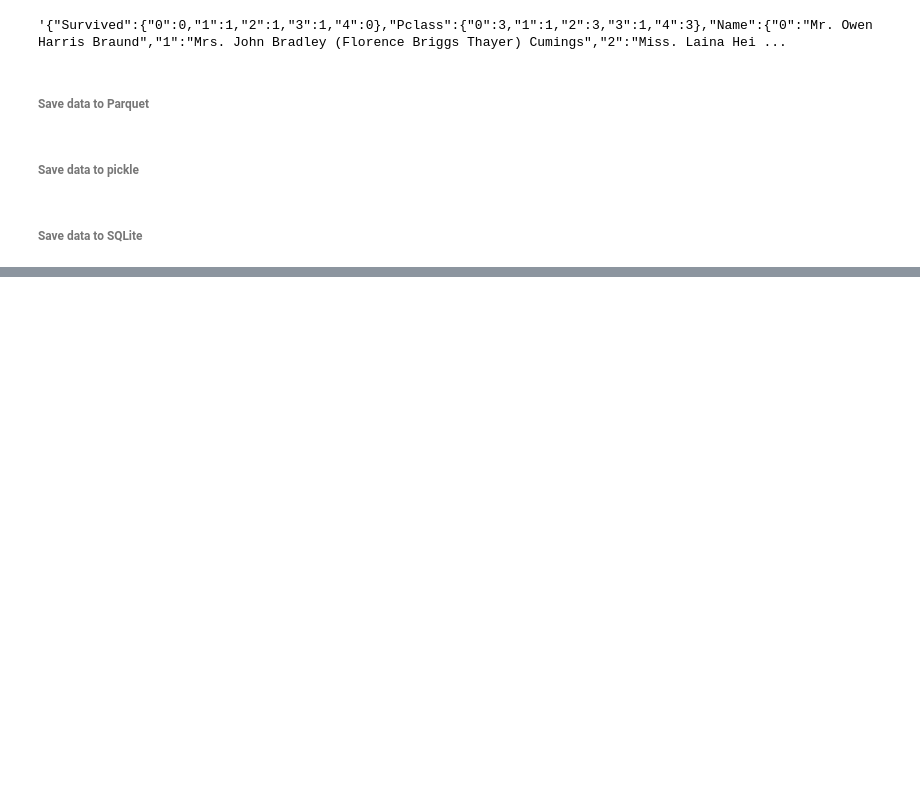
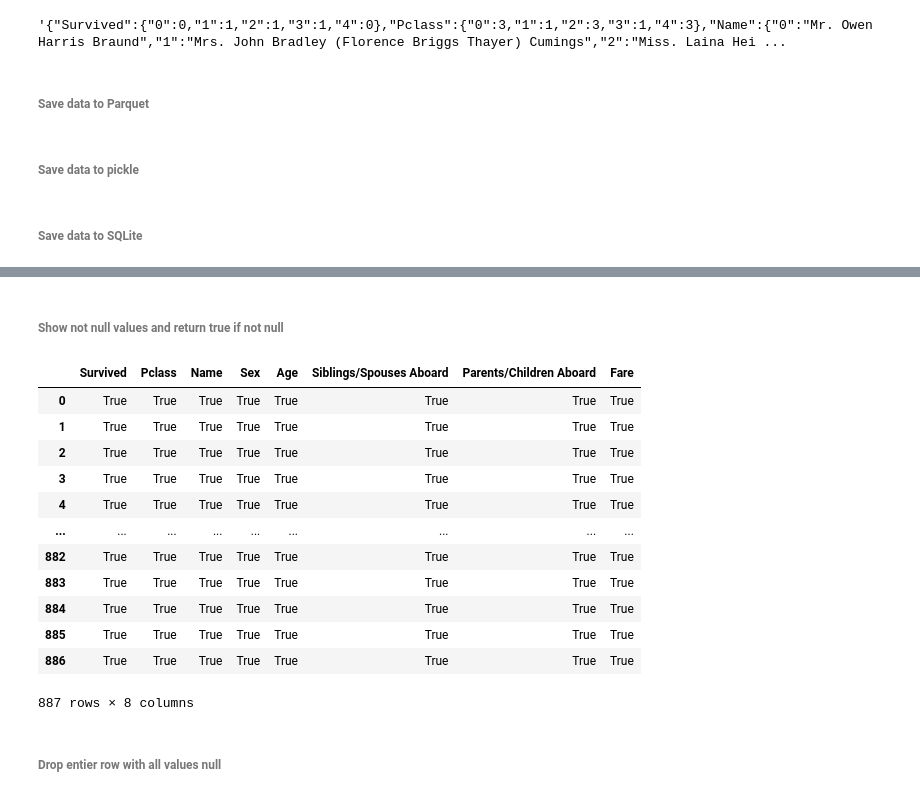
Before and after one commit to SammyOngaya/data2ml, a Jupyter notebook: pandas-function.ipynb, the cells around one changed output, grey strips where cells are left out. Cells and saved outputs as stored; diff of their text form; code cells hidden in the pictures; blank space fills up the shorter version.

```diff
--- a/pandas-function.ipynb
+++ b/pandas-function.ipynb
@@ -157,0 +373,20 @@ json_exchange_rate.to_sql('exchange_rate_sqlite_data', engine, chunksize=100)
+# %% [markdown]
+###### Show not null values and return true if not null
+# %%
+titanic_df.notnull()
+# %% [output]
+|  | Survived | Pclass | Name | Sex | Age | Siblings/Spouses Aboard | Parents/Children Aboard | Fare |
+| 0 | True | True | True | True | True | True | True | True |
+| 1 | True | True | True | True | True | True | True | True |
+| 2 | True | True | True | True | True | True | True | True |
+| 3 | True | True | True | True | True | True | True | True |
+| 4 | True | True | True | True | True | True | True | True |
+| ... | ... | ... | ... | ... | ... | ... | ... | ... |
+| 882 | True | True | True | True | True | True | True | True |
+| 883 | True | True | True | True | True | True | True | True |
+| 884 | True | True | True | True | True | True | True | True |
+| 885 | True | True | True | True | True | True | True | True |
+| 886 | True | True | True | True | True | True | True | True |
+887 rows × 8 columns
+# %% [markdown]
+###### Drop entier row with all values null
```
Also changed, not shown: parts of 120 cells of this notebook.
